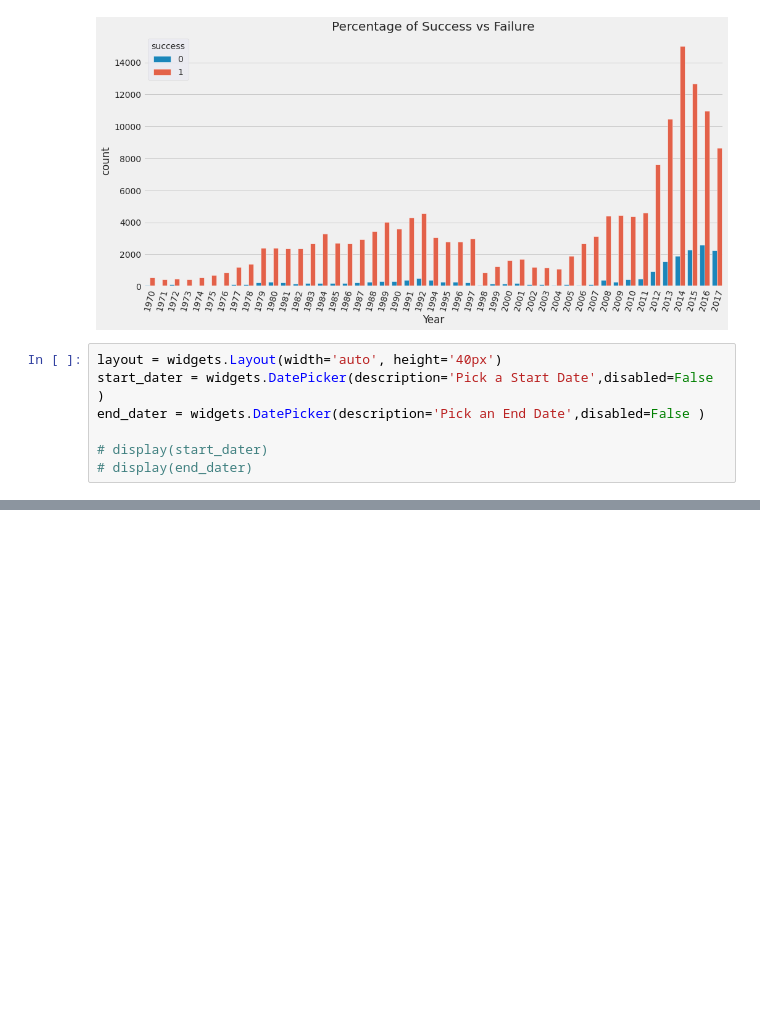
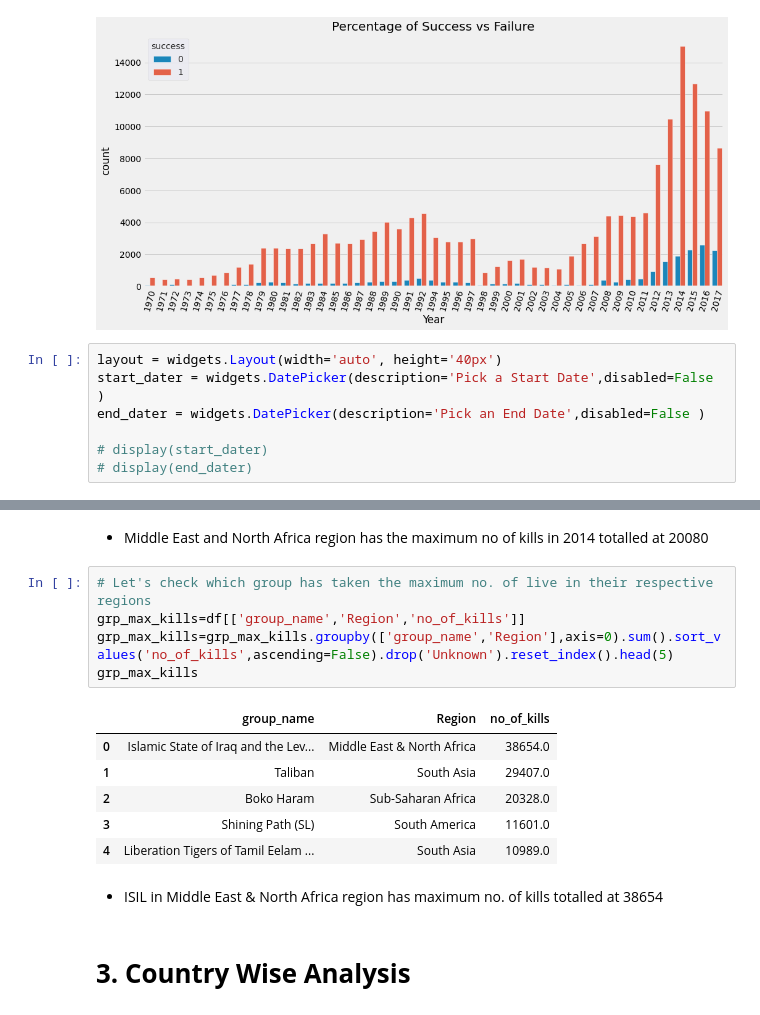
Before and after one commit to vkvinay0627/Global-Terrorism-Database-Analysis, a Jupyter notebook: Global_Terrorism_Analysis_Capstone_Project.ipynb, the cells around one changed output, grey strips where cells are left out. Drawn from its saved outputs; the diff is of its cells as text; blank space fills up the shorter version.

```diff
--- a/Global_Terrorism_Analysis_Capstone_Project.ipynb
+++ b/Global_Terrorism_Analysis_Capstone_Project.ipynb
@@ -316,0 +124,21 @@ end_dater = widgets.DatePicker(description='Pick an End Date',disabled=False )
+# %% [markdown]
+
+
+*   Middle East and North Africa region has the maximum no of kills in 2014 totalled at 20080
+# %%
+# Let's check which group has taken the maximum no. of live in their respective regions
+grp_max_kills=df[['group_name','Region','no_of_kills']]
+grp_max_kills=grp_max_kills.groupby(['group_name','Region'],axis=0).sum().sort_values('no_of_kills',ascending=False).drop('Unknown').reset_index().head(5)
+grp_max_kills
+# %% [output]
+|  | group_name | Region | no_of_kills |
+| 0 | Islamic State of Iraq and the Lev... | Middle East & North Africa | 38654.0 |
+| 1 | Taliban | South Asia | 29407.0 |
+| 2 | Boko Haram | Sub-Saharan Africa | 20328.0 |
+| 3 | Shining Path (SL) | South America | 11601.0 |
+| 4 | Liberation Tigers of Tamil Eelam ... | South Asia | 10989.0 |
+# %% [markdown]
+
+*   ISIL in Middle East & North Africa region has maximum no. of kills totalled at 38654
+# %% [markdown]
+# <b>3. Country Wise Analysis</b>
```
Also changed, not shown: parts of 28 cells of this notebook.
